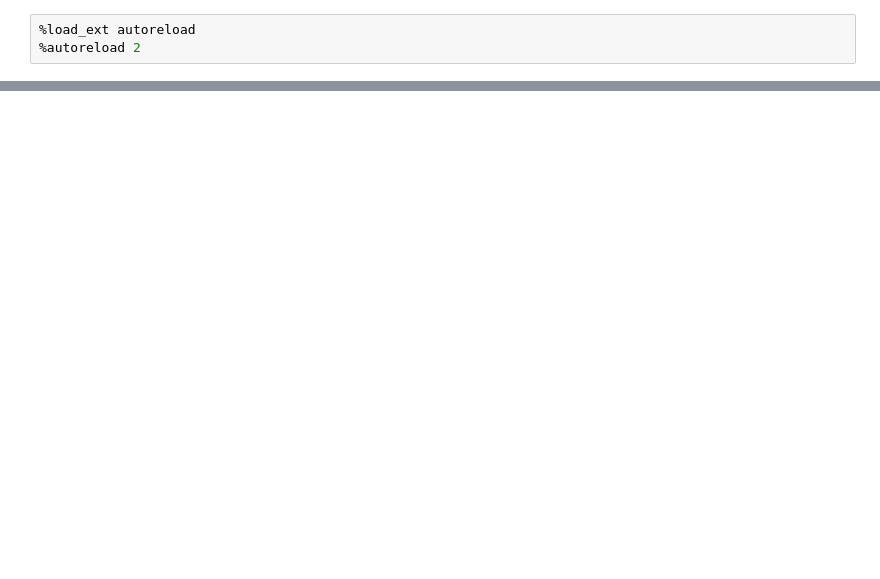
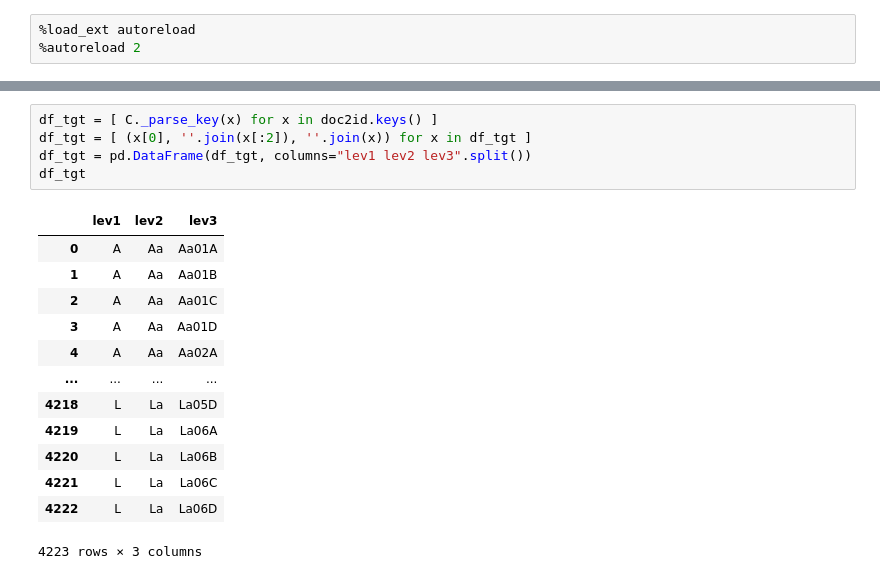
Before and after one commit to liao961120/cilin, a Jupyter notebook: etc/classification.ipynb, the cells around one changed output, grey strips where cells are left out. Drawn from its saved outputs; the diff is of its cells as text; blank space fills up the shorter version.

```diff
--- a/etc/classification.ipynb
+++ b/etc/classification.ipynb
@@ -58,0 +88,19 @@ array([[0.        , 0.        , 0.        , ..., 0.04479433, 0.        ,
+# %%
+df_tgt = [ C._parse_key(x) for x in doc2id.keys() ]
+df_tgt = [ (x[0], ''.join(x[:2]), ''.join(x)) for x in df_tgt ]
+df_tgt = pd.DataFrame(df_tgt, columns="lev1 lev2 lev3".split())
+df_tgt
+# %% [output]
+|  | lev1 | lev2 | lev3 |
+| 0 | A | Aa | Aa01A |
+| 1 | A | Aa | Aa01B |
+| 2 | A | Aa | Aa01C |
+| 3 | A | Aa | Aa01D |
+| 4 | A | Aa | Aa02A |
+| ... | ... | ... | ... |
+| 4218 | L | La | La05D |
+| 4219 | L | La | La06A |
+| 4220 | L | La | La06B |
+| 4221 | L | La | La06C |
+| 4222 | L | La | La06D |
+4223 rows × 3 columns
```
Also changed, not shown: parts of 20 cells of this notebook.
